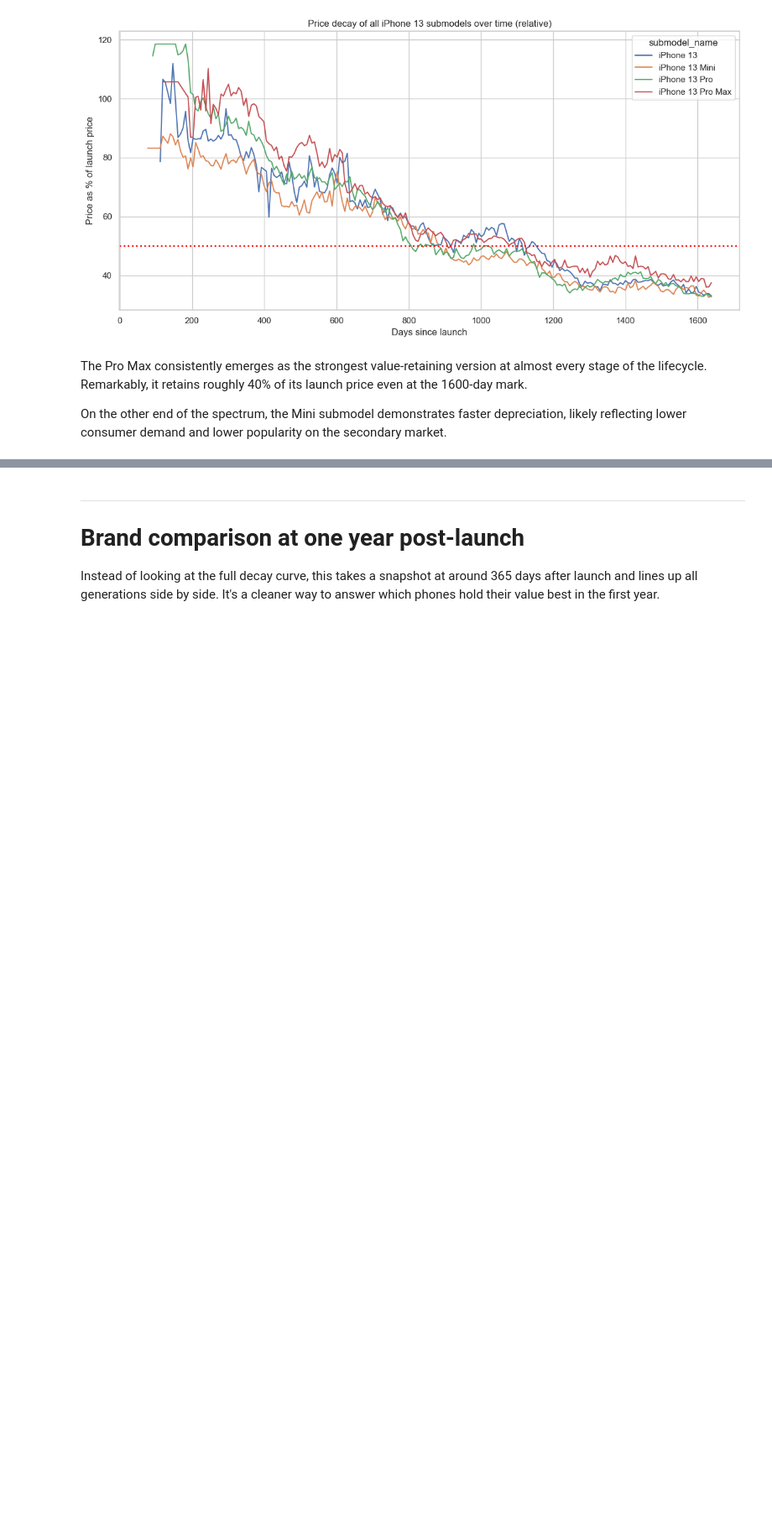
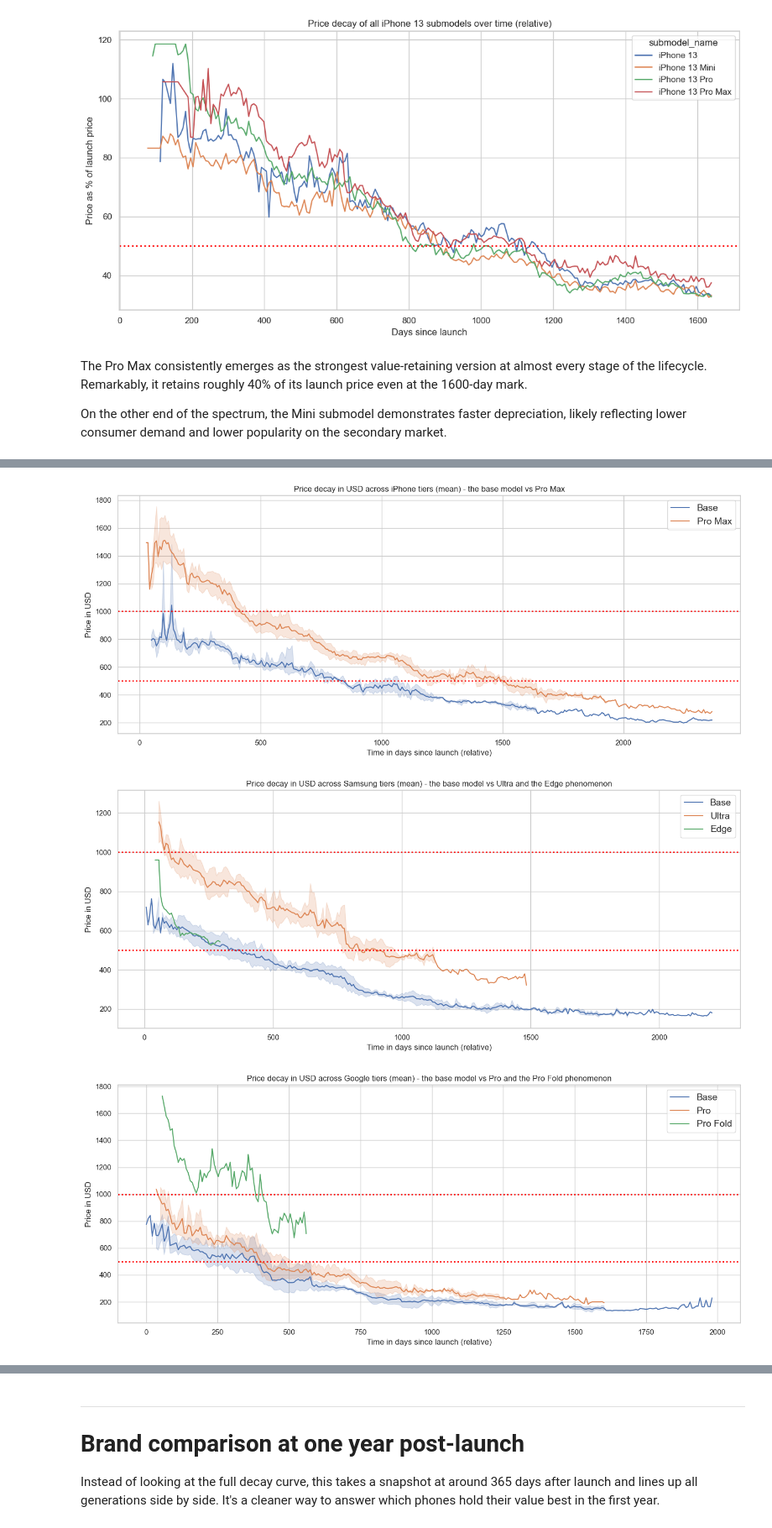
Before and after one commit to ady7ady7/python_agentic_learning, a Jupyter notebook: project1_phones_sales_analytics/notebooks/06_final_project_sns.ipynb, the cells around one changed output, grey strips where cells are left out. Shown at 84% size. Cells and saved outputs as stored; diff of their text form; code cells hidden in the pictures; blank space fills up the shorter version.

```diff
--- a/project1_phones_sales_analytics/notebooks/06_final_project_sns.ipynb
+++ b/project1_phones_sales_analytics/notebooks/06_final_project_sns.ipynb
@@ -475,0 +518,59 @@ On the other end of the spectrum, the Mini submodel demonstrates faster deprecia
+# %%
+plt.subplots(figsize = (14, 6))
+pd_dollar_chart1a = sns.lineplot(
+    data = apple_dollar_price_decay_df,
+    x = 'days_rounded',
+    y = 'NEW',
+    hue = 'tier'
+)
+plt.axhline(1000, color='red', linestyle='dotted', linewidth=2)
+plt.axhline(500, color='red', linestyle='dotted', linewidth=2)
+plt.title('Price decay in USD across iPhone tiers (mean) - the base model vs Pro Max')
+plt.xlabel('Time in days since launch (relative)')
+plt.ylabel('Price in USD')
+plt.legend(loc = 'upper right', fontsize = 14)
+plt.tight_layout()
+plt.show()
+
+
+
+
+plt.subplots(figsize = (14, 6))
+pd_dollar_chart1b = sns.lineplot(
+    data = samsung_dollar_price_decay_df,
+    x = 'days_rounded',
+    y = 'NEW',
+    hue = 'tier'
+)
+plt.axhline(1000, color='red', linestyle='dotted', linewidth=2)
+plt.axhline(500, color='red', linestyle='dotted', linewidth=2)
+plt.title('Price decay in USD across Samsung tiers (mean) - the base model vs Ultra and the Edge phenomenon')
+plt.xlabel('Time in days since launch (relative)')
+plt.ylabel('Price in USD')
+plt.legend(loc = 'upper right', fontsize = 14)
+plt.tight_layout()
+plt.show()
+
+
+
+
+
+plt.subplots(figsize = (14, 6))
+pd_dollar_chart1c = sns.lineplot(
+    data = google_dollar_price_decay_df,
+    x = 'days_rounded',
+    y = 'NEW',
+    hue = 'tier'
+)
+plt.axhline(1000, color='red', linestyle='dotted', linewidth=2)
+plt.axhline(500, color='red', linestyle='dotted', linewidth=2)
+plt.title('Price decay in USD across Google tiers (mean) - the base model vs Pro and the Pro Fold phenomenon')
+plt.xlabel('Time in days since launch (relative)')
+plt.ylabel('Price in USD')
+plt.legend(loc = 'upper right', fontsize = 14)
+plt.tight_layout()
+plt.show()
+# %% [output]
+[figure, added]
+[figure, added]
+[figure, added]
```
Also changed, not shown: parts of 11 cells of this notebook, 2 other files.
